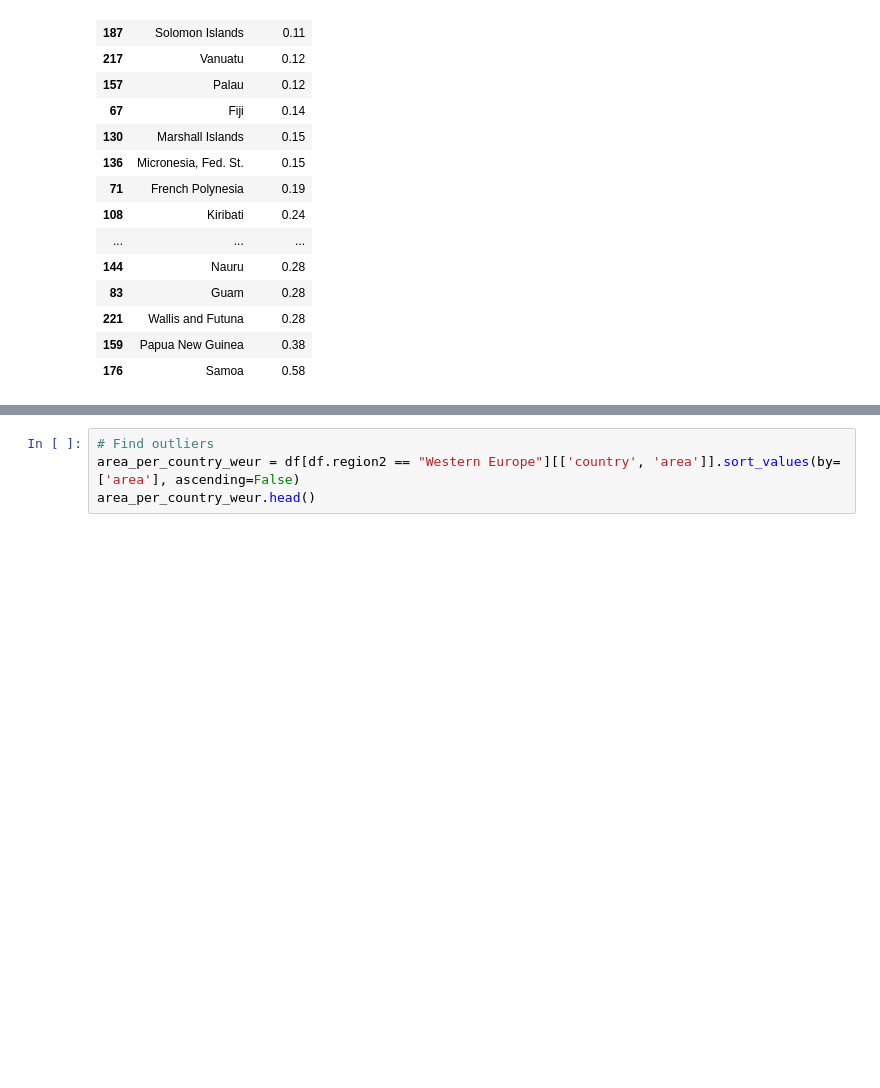
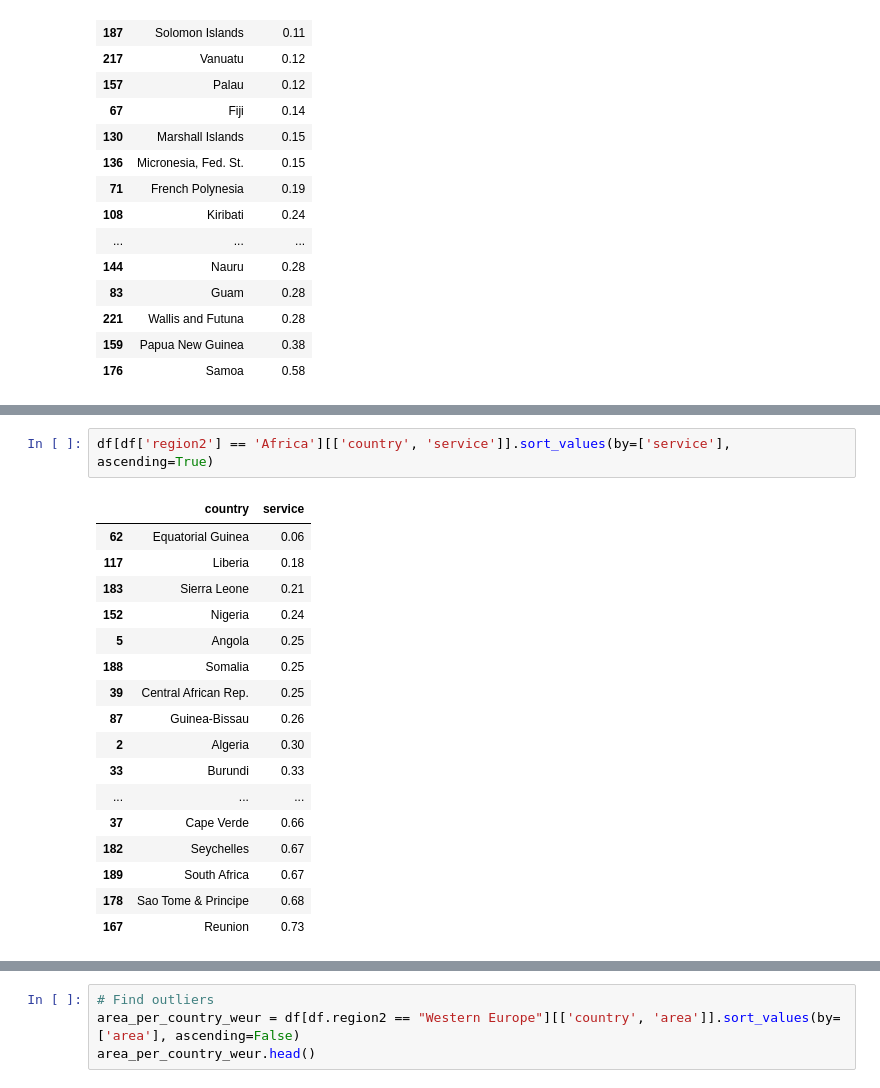
Before and after one commit to ksatola/Countries-of-the-World, a Jupyter notebook: workbook.ipynb, the cells around one changed output, grey strips where cells are left out. Cells and saved outputs as stored; diff of their text form; blank space fills up the shorter version.

```diff
--- a/workbook.ipynb
+++ b/workbook.ipynb
@@ -1249,0 +1288,20 @@ To summarize... powtorzyc najwazniejsze z question 1
+# %%
+df[df['region2'] == 'Africa'][['country', 'service']].sort_values(by=['service'], ascending=True)
+# %% [output]
+|  | country | service |
+| 62 | Equatorial Guinea | 0.06 |
+| 117 | Liberia | 0.18 |
+| 183 | Sierra Leone | 0.21 |
+| 152 | Nigeria | 0.24 |
+| 5 | Angola | 0.25 |
+| 188 | Somalia | 0.25 |
+| 39 | Central African Rep. | 0.25 |
+| 87 | Guinea-Bissau | 0.26 |
+| 2 | Algeria | 0.30 |
+| 33 | Burundi | 0.33 |
+| ... | ... | ... |
+| 37 | Cape Verde | 0.66 |
+| 182 | Seychelles | 0.67 |
+| 189 | South Africa | 0.67 |
+| 178 | Sao Tome & Principe | 0.68 |
+| 167 | Reunion | 0.73 |
```
Also changed, not shown: parts of 16 cells of this notebook, 1 other file.
